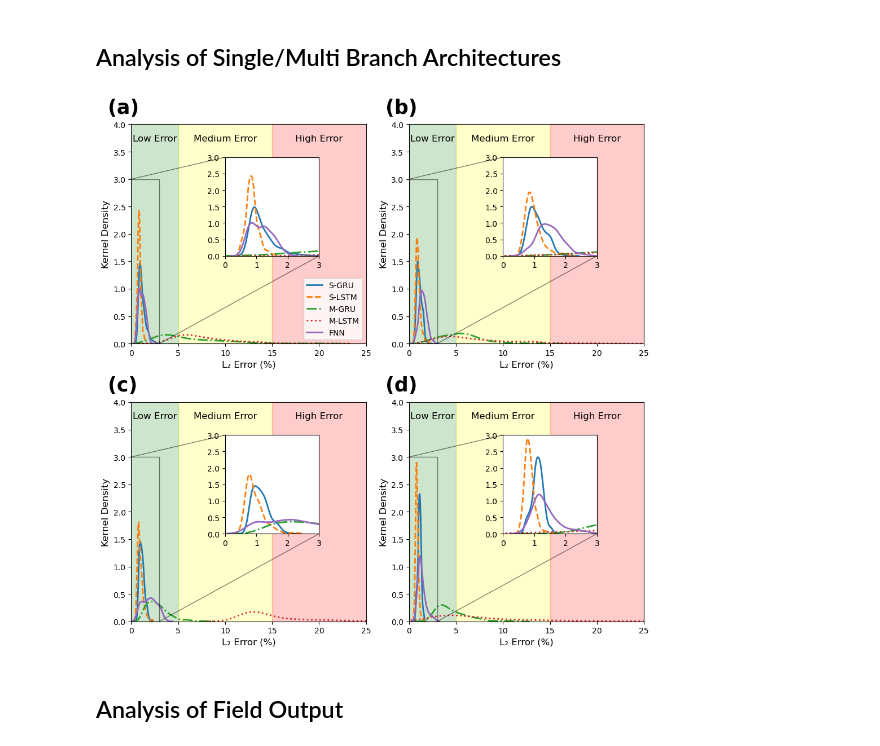
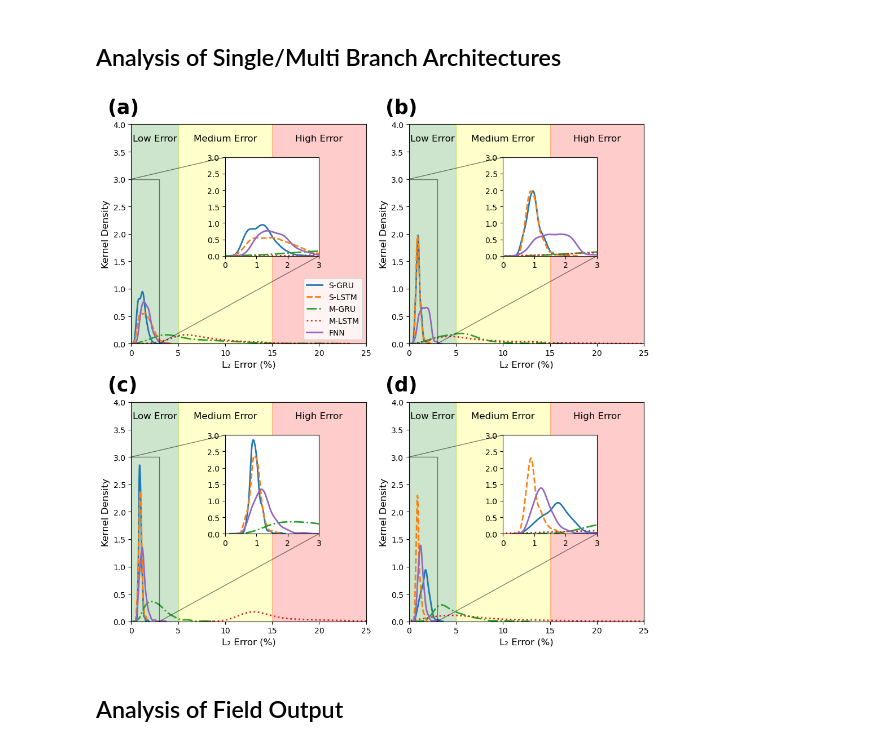
Before and after one commit to kkazuma19/CosmicRays-Operator, a Jupyter notebook: analysis.ipynb, the cells around one changed output. Saved outputs shown, nothing was run; the diff lists cells and outputs as text; code cells hidden in the pictures.

```diff
--- a/analysis.ipynb
+++ b/analysis.ipynb
@@ -14,15 +14,15 @@ sdata_dir = 'single_branch/array/'
 mdata_dir = 'multi_branch/array/'
 
 # Load single-branch GRU/LSTM results
-sgru_7 = np.load(sdata_dir + 'gru_window_7_results.npy')[:, 3] * 100
-sgru_30 = np.load(sdata_dir + 'gru_window_30_results.npy')[:, 3] * 100
-sgru_60 = np.load(sdata_dir + 'gru_window_60_results.npy')[:, 3] * 100
-sgru_90 = np.load(sdata_dir + 'gru_window_90_results.npy')[:, 3] * 100
+sgru_7 = np.load(sdata_dir + 'gru_window_7_results_1.npy')[:, 3] * 100
+sgru_30 = np.load(sdata_dir + 'gru_window_30_results_1.npy')[:, 3] * 100
+sgru_60 = np.load(sdata_dir + 'gru_window_60_results_1.npy')[:, 3] * 100
+sgru_90 = np.load(sdata_dir + 'gru_window_90_results_1.npy')[:, 3] * 100
 
-slstm_7 = np.load(sdata_dir + 'lstm_window_7_results.npy')[:, 3] * 100
-slstm_30 = np.load(sdata_dir + 'lstm_window_30_results.npy')[:, 3] * 100
-slstm_60 = np.load(sdata_dir + 'lstm_window_60_results.npy')[:, 3] * 100
-slstm_90 = np.load(sdata_dir + 'lstm_window_90_results.npy')[:, 3] * 100
+slstm_7 = np.load(sdata_dir + 'lstm_window_7_results_1.npy')[:, 3] * 100
+slstm_30 = np.load(sdata_dir + 'lstm_window_30_results_1.npy')[:, 3] * 100
+slstm_60 = np.load(sdata_dir + 'lstm_window_60_results_1.npy')[:, 3] * 100
+slstm_90 = np.load(sdata_dir + 'lstm_window_90_results_1.npy')[:, 3] * 100
 
 fnn_7 = np.load(sdata_dir + 'fnn_window_7_results_1.npy')[:, 3] * 100
 fnn_30 = np.load(sdata_dir + 'fnn_window_30_results_1.npy')[:, 3] * 100
@@ -84,34 +84,34 @@ for i, ax in enumerate(ax.flat):
     # Define zoom-in region
     x_zoom_min, x_zoom_max = 0, 3  # Region of interest for zooming
 
     # Adding zoomed-in inset (all models)
     axins = ax.inset_axes([0.4, 0.4, 0.4, 0.45])  # x, y, width, height
     for data, label, ls in zip(data_list[i], model_labels, line_styles):
         sns.kdeplot(data, ax=axins, label=label, linestyle=ls, linewidth=2)
 
     axins.set_xlim(x_zoom_min, x_zoom_max)  # Limit x-axis
     axins.set_ylim(0, 3.0)  # Limit y-axis
     axins.set_ylabel("")
 
 
     # Connect zoomed-in region to main plot
     ax.indicate_inset_zoom(axins, edgecolor="black")
 
     # Add shaded regions to indicate low, medium, and high error areas
     ax.axvspan(0, 5, color='green', alpha=0.2, label='Low Error')  # Low error zone
     ax.axvspan(5, 15, color='yellow', alpha=0.2, label='Medium Error')  # Medium error
     ax.axvspan(15, 25, color='red', alpha=0.2, label='High Error')  # High error
 
     # Add labels for error zones
     ax.text(2.5, 3.7, "Low Error", fontsize=12, ha='center', color='black')
     ax.text(10, 3.7, "Medium Error", fontsize=12, ha='center', color='black')
     ax.text(20, 3.7, "High Error", fontsize=12, ha='center', color='black')
 
 # Adjust layout for better spacing
 plt.tight_layout()
 plt.show()
 # %% [output]
-[figure, old version]
+[figure, new version]
 # %% [markdown]
 ## Analysis of Field Output
 # %%
```
Also changed, not shown: 19 other files.
